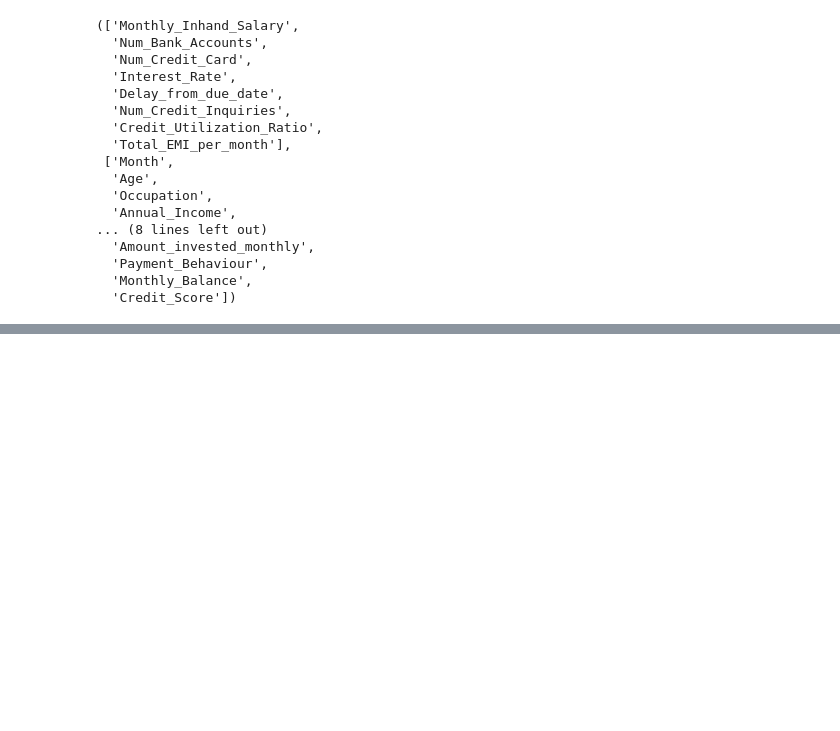
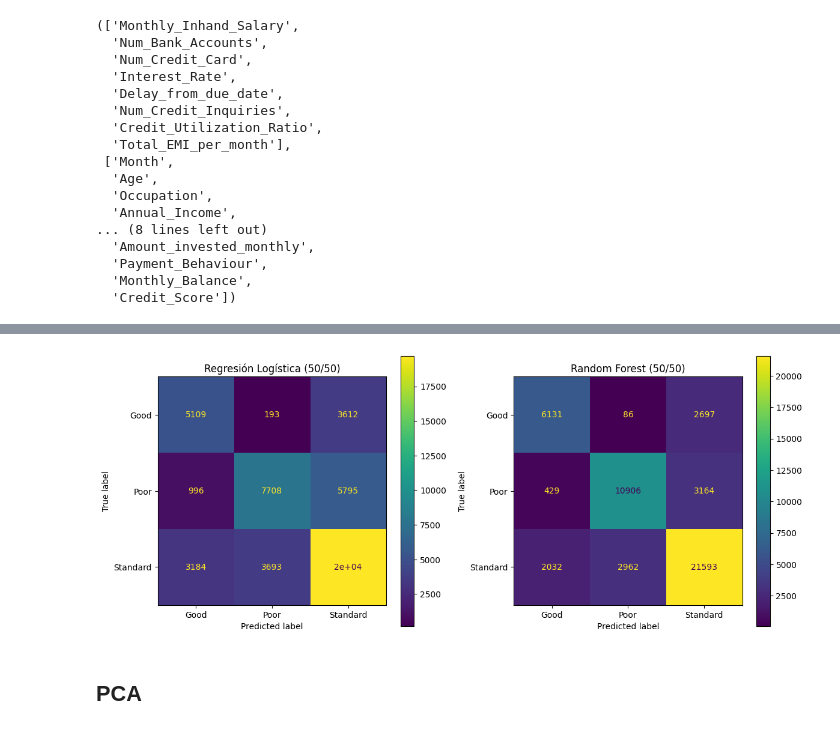
Before and after one commit to Genesixd/proyecto-ia-credit-score, a Jupyter notebook: proyecto.ipynb, the cells around one changed output, grey strips where cells are left out. Saved outputs shown, nothing was run; the diff lists cells and outputs as text; code cells hidden in the pictures; blank space fills up the shorter version.

```diff
--- a/proyecto.ipynb
+++ b/proyecto.ipynb
@@ -515,0 +853,3 @@ tabla_modelos
+# %%
+logreg_pipe_50.fit(X_train, y_train)
+rf_clf_50.fit(X_train, y_train)
@@ -515,0 +859,17 @@ tabla_modelos
+# %%
+y_pred_log_50 = logreg_pipe_50.predict(X_test)
+y_pred_rf_50  = rf_clf_50.predict(X_test)
+
+acc_log_50 = accuracy_score(y_test, y_pred_log_50)
+acc_rf_50  = accuracy_score(y_test, y_pred_rf_50)
+
+f1_log_50 = f1_score(y_test, y_pred_log_50, average="macro")
+f1_rf_50  = f1_score(y_test, y_pred_rf_50, average="macro")
+
+resultados_50 = pd.DataFrame({
+    "Modelo": ["Regresión Logística (50/50)", "Random Forest (50/50)"],
+    "Accuracy": [acc_log_50, acc_rf_50],
+    "F1_macro": [f1_log_50, f1_rf_50]
+})
+
+resultados_50
@@ -515,0 +908,35 @@ tabla_modelos
+# %%
+from sklearn.metrics import ConfusionMatrixDisplay
+import matplotlib.pyplot as plt
+
+# Orden de clases (para que todo quede alineado)
+clases = sorted(y.unique())   # ['Good', 'Poor', 'Standard'] en tu caso
+
+fig, axes = plt.subplots(1, 2, figsize=(12, 5))
+
+# --- Regresión Logística 50/50 ---
+ConfusionMatrixDisplay.from_predictions(
+    y_test,
+    y_pred_log_50,
+    labels=clases,
+    display_labels=clases,
+    ax=axes[0]
+)
+axes[0].set_title("Regresión Logística (50/50)")
+
+# --- Random Forest 50/50 ---
+ConfusionMatrixDisplay.from_predictions(
+    y_test,
+    y_pred_rf_50,
+    labels=clases,
+    display_labels=clases,
+    ax=axes[1]
+)
+axes[1].set_title("Random Forest (50/50)")
+
+plt.tight_layout()
+plt.show()
+# %% [output]
+[figure, added]
+# %% [markdown]
+## PCA
```
Also changed, not shown: parts of 72 cells of this notebook, 16 other files.
